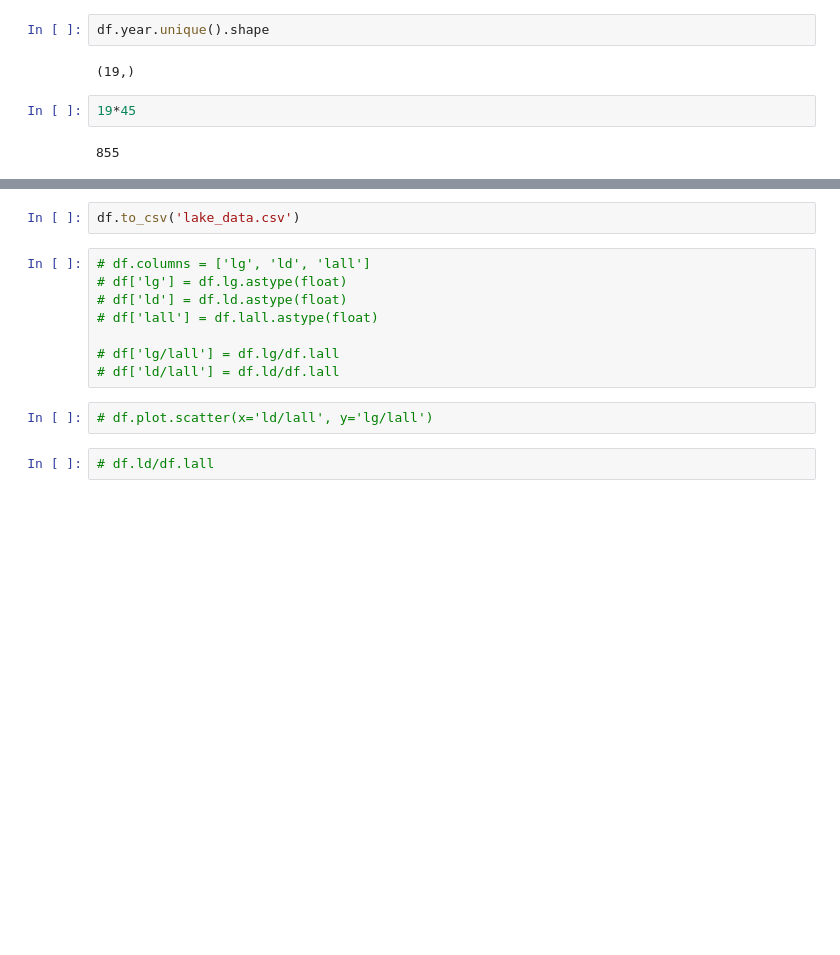
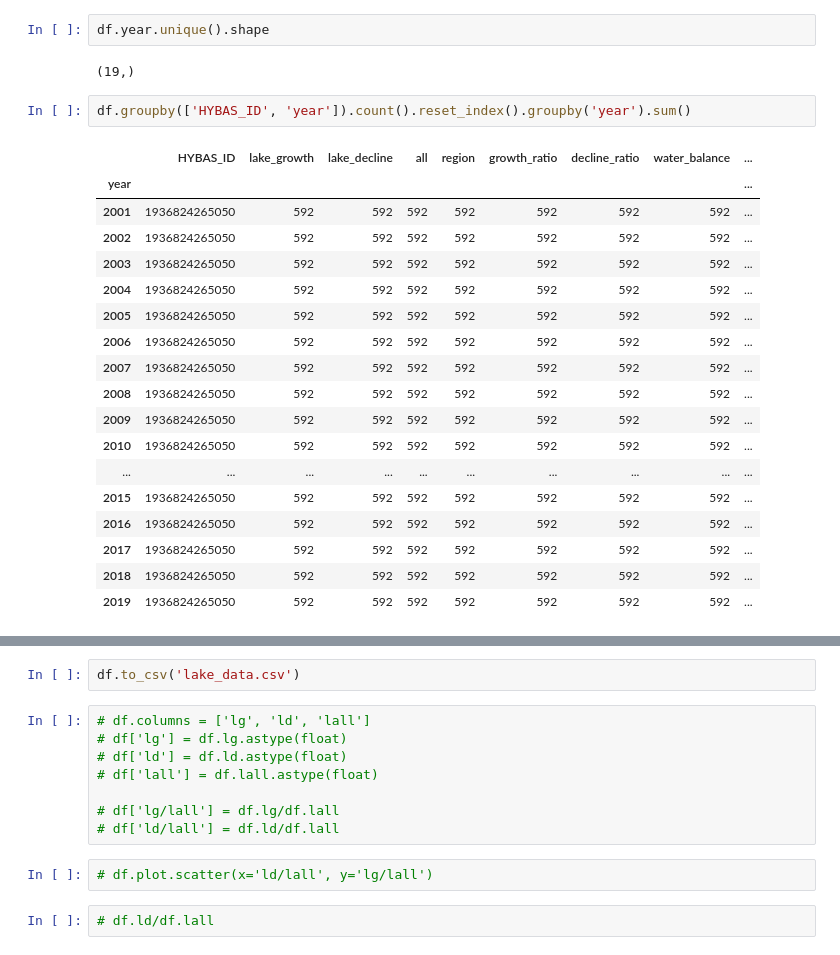
Before and after one commit to 4DModeller/tblakes, a Jupyter notebook: data/combine.ipynb, the cells around one changed output, grey strips where cells are left out. Drawn from its saved outputs; the diff is of its cells as text; blank space fills up the shorter version.

```diff
--- a/data/combine.ipynb
+++ b/data/combine.ipynb
@@ -126,6 +174,23 @@ df.year.unique().shape
 # %% [output]
 (19,)
 # %%
-19*45
+df.groupby(['HYBAS_ID', 'year']).count().reset_index().groupby('year').sum()
 # %% [output]
-855
+|  | HYBAS_ID | lake_growth | lake_decline | all | region | growth_ratio | decline_ratio | water_balance | ... |
+| year |  |  |  |  |  |  |  |  | ... |
+| 2001 | 1936824265050 | 592 | 592 | 592 | 592 | 592 | 592 | 592 | ... |
+| 2002 | 1936824265050 | 592 | 592 | 592 | 592 | 592 | 592 | 592 | ... |
+| 2003 | 1936824265050 | 592 | 592 | 592 | 592 | 592 | 592 | 592 | ... |
+| 2004 | 1936824265050 | 592 | 592 | 592 | 592 | 592 | 592 | 592 | ... |
+| 2005 | 1936824265050 | 592 | 592 | 592 | 592 | 592 | 592 | 592 | ... |
+| 2006 | 1936824265050 | 592 | 592 | 592 | 592 | 592 | 592 | 592 | ... |
+| 2007 | 1936824265050 | 592 | 592 | 592 | 592 | 592 | 592 | 592 | ... |
+| 2008 | 1936824265050 | 592 | 592 | 592 | 592 | 592 | 592 | 592 | ... |
+| 2009 | 1936824265050 | 592 | 592 | 592 | 592 | 592 | 592 | 592 | ... |
+| 2010 | 1936824265050 | 592 | 592 | 592 | 592 | 592 | 592 | 592 | ... |
+| ... | ... | ... | ... | ... | ... | ... | ... | ... | ... |
+| 2015 | 1936824265050 | 592 | 592 | 592 | 592 | 592 | 592 | 592 | ... |
+| 2016 | 1936824265050 | 592 | 592 | 592 | 592 | 592 | 592 | 592 | ... |
+| 2017 | 1936824265050 | 592 | 592 | 592 | 592 | 592 | 592 | 592 | ... |
+| 2018 | 1936824265050 | 592 | 592 | 592 | 592 | 592 | 592 | 592 | ... |
+| 2019 | 1936824265050 | 592 | 592 | 592 | 592 | 592 | 592 | 592 | ... |
```
Also changed, not shown: parts of 10 cells of this notebook, 1 other file.
